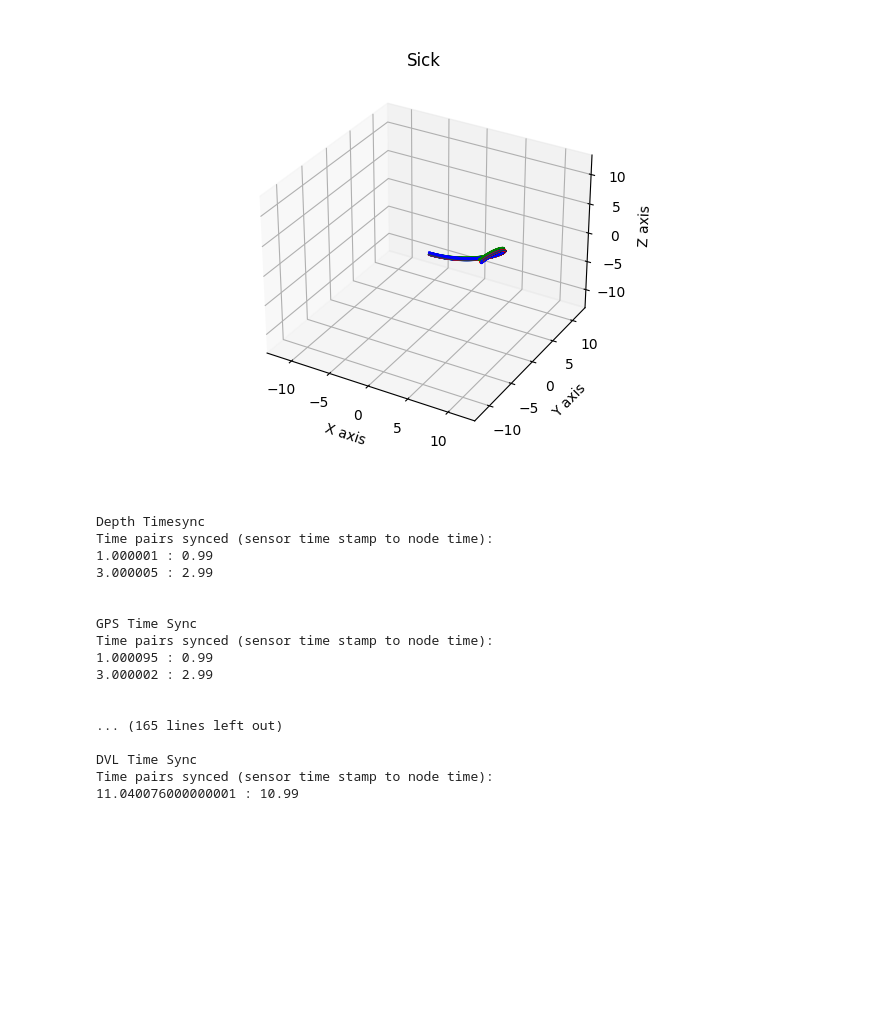
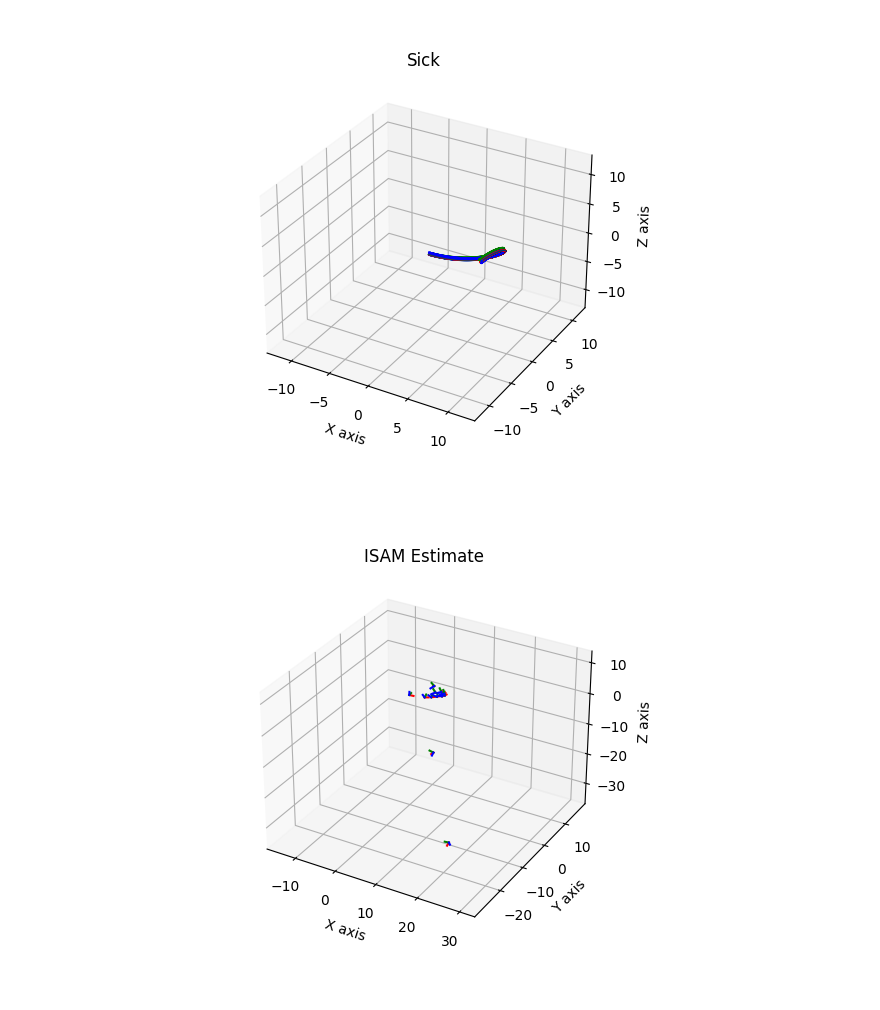
Before and after one commit to bja1701/pre_integration_examples, a Jupyter notebook: time_sync_isam_predict_with_unaries.ipynb, the cells around one changed output. Drawn from its saved outputs; the diff is of its cells as text; code cells hidden in the pictures; blank space fills up the shorter version.

```diff
--- a/time_sync_isam_predict_with_unaries.ipynb
+++ b/time_sync_isam_predict_with_unaries.ipynb
@@ -476,33 +430,16 @@ Time pairs synced (sensor time stamp to node time):
+# %%
+scenario = gtsam.ConstantTwistScenario(*scenarios["sick"])
+plot_scenario(scenario, T, dt, title="Sick", fignum=7)
+# %% [output]
+[figure, added]
 # %%
-scenario = gtsam.ConstantTwistScenario(*scenarios["sick"])
-plot_scenario(scenario, T, dt, title="Sick", fignum=12)
-
 runner = gtsam.ScenarioRunner(scenario, pim_params, dt, actualBias)
-
-
 graph = gtsam.NonlinearFactorGraph()
 initial = gtsam.Values()
 isam = gtsam.ISAM2()
 
 # graph, initial, isam, result = add_priors(scenario, graph, initial, isam)
 graph, result = simulate(runner, scenario, graph, initial, isam, T)
-plot_trajectory(result, title="ISAM Estimate", fignum=13, show=True)
+plot_trajectory(result, title="ISAM Estimate", fignum=8, show=True)
 # %% [output]
-[figure, old version]
+[figure, new version]
-Depth Timesync
-Time pairs synced (sensor time stamp to node time):
-1.000001 : 0.99
-3.000005 : 2.99
-
-
-GPS Time Sync
-Time pairs synced (sensor time stamp to node time):
-1.000095 : 0.99
-3.000002 : 2.99
-
-
-... (165 lines left out)
-
-DVL Time Sync
-Time pairs synced (sensor time stamp to node time):
-11.040076000000001 : 10.99
```
Also changed, not shown: parts of 8 cells of this notebook, 5 other files.
